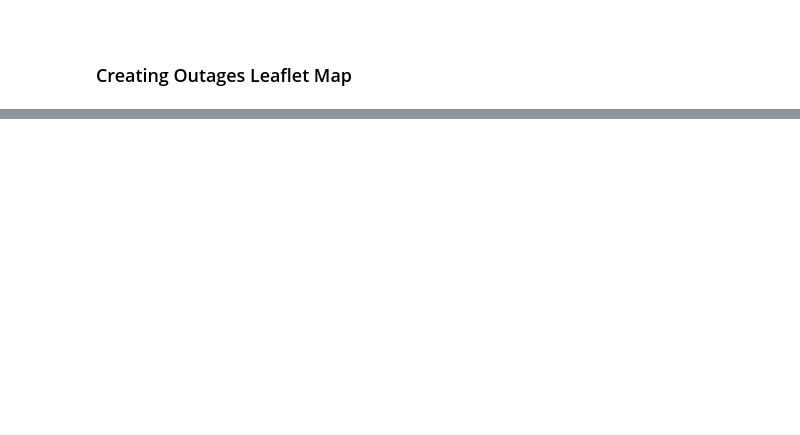
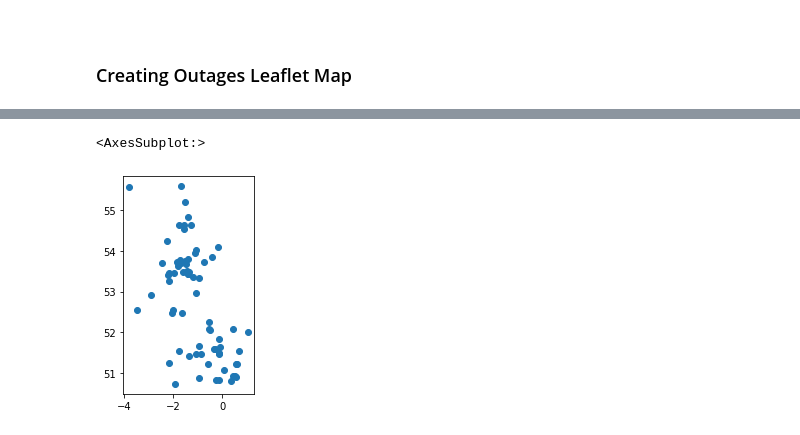
Before and after one commit to OSUKED/Outage-Watch, a Jupyter notebook: nbs/02-collation.ipynb, the cells around one changed output, grey strips where cells are left out. Saved outputs shown, nothing was run; the diff lists cells and outputs as text; code cells hidden in the pictures; blank space fills up the shorter version.

```diff
--- a/nbs/02-collation.ipynb
+++ b/nbs/02-collation.ipynb
@@ -246,8 +253,7 @@ df_outages.head(3)
 # %%
-gdf_outages = gpd.GeoDataFrame(
+#exports
+construct_outages_gdf = lambda df_outages: gpd.GeoDataFrame(
     data=df_outages.drop(columns=['longitude', 'latitude']),
     geometry=gpd.points_from_xy(df_outages['longitude'], df_outages['latitude']),
     crs='EPSG:4326'
 )
-
-gdf_outages.plot()
@@ -263 +260,8 @@ JSON(outages_geojson)
+# %%
+gdf_outages = construct_outages_gdf(df_outages)
+
+gdf_outages.plot()
+# %% [output]
+<AxesSubplot:>
+[figure, added]
 # %%
```
Also changed, not shown: parts of 22 cells of this notebook, 17 other files.
